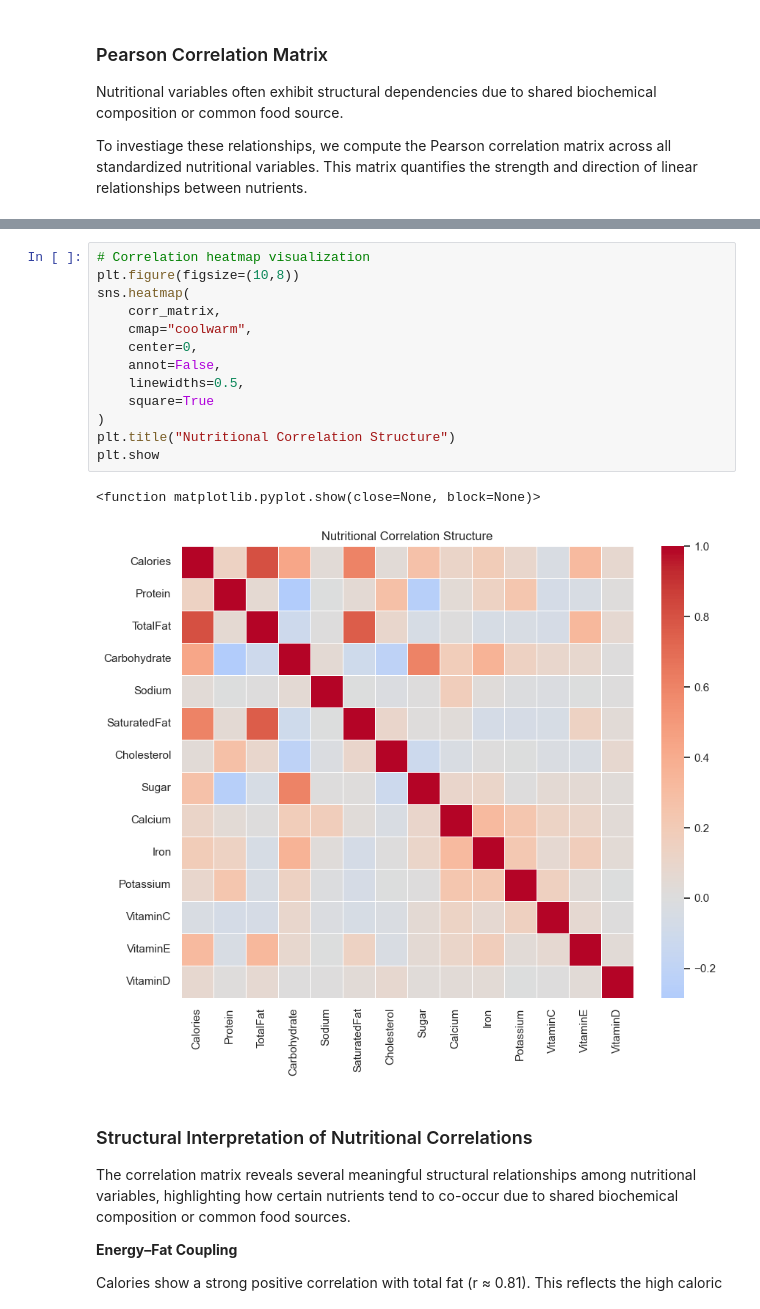
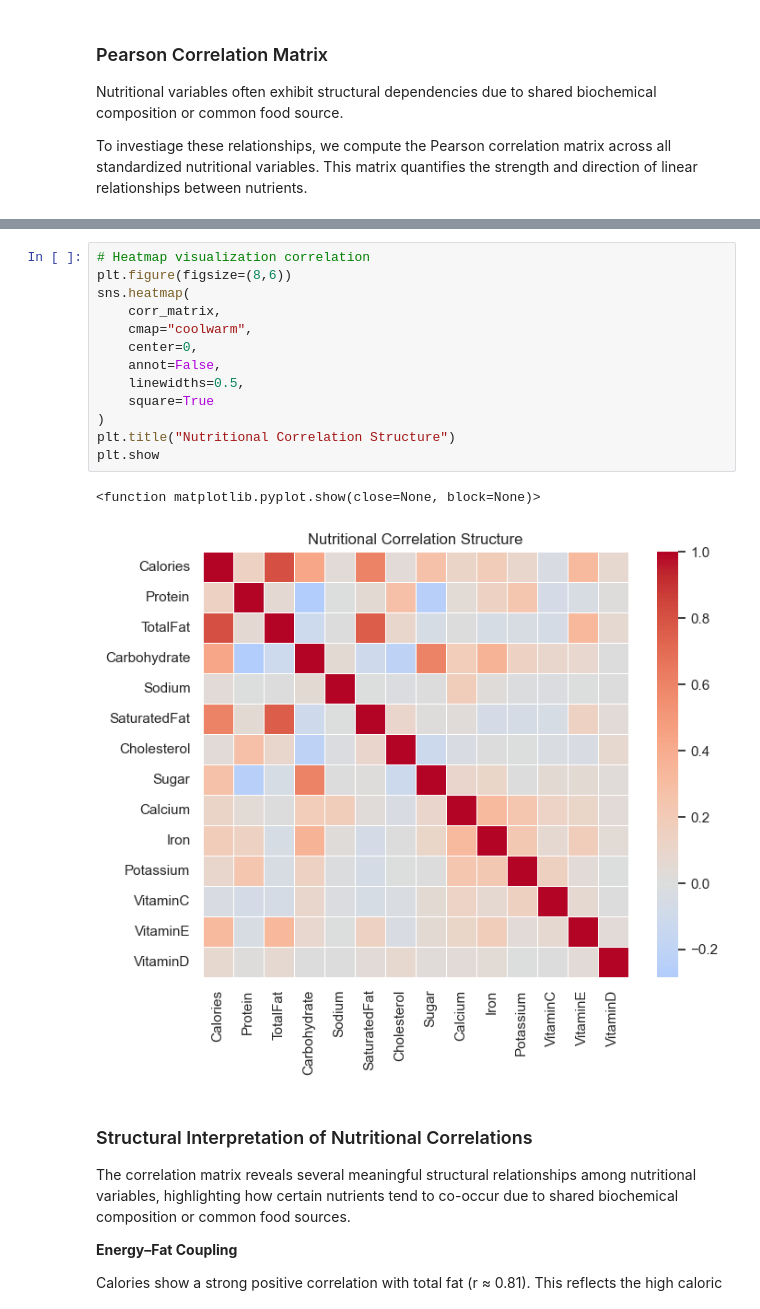
Before and after one commit to lasombra7/macro-density-analysis, a Jupyter notebook: notebooks/macro-density-analysis.ipynb, the cells around one changed output, grey strips where cells are left out. Cells and saved outputs as stored; diff of their text form.

```diff
--- a/notebooks/macro-density-analysis.ipynb
+++ b/notebooks/macro-density-analysis.ipynb
@@ -559,21 +560,21 @@ corr_matrix
 | VitaminE | 0.314840 | -0.038946 | 0.332788 | 0.083454 | -0.000173 | 0.135489 | -0.038293 | 0.054960 | 0.110765 | ... |
 | VitaminD | 0.073771 | 0.016199 | 0.071675 | 0.009910 | 0.009600 | 0.039337 | 0.076591 | 0.028142 | 0.037441 | ... |
 # %%
-# Correlation heatmap visualization
-plt.figure(figsize=(10,8))
+# Heatmap visualization correlation
+plt.figure(figsize=(8,6))
 sns.heatmap(
     corr_matrix,
     cmap="coolwarm",
     center=0,
     annot=False,
     linewidths=0.5,
     square=True
 )
 plt.title("Nutritional Correlation Structure")
 plt.show
 # %% [output]
 <function matplotlib.pyplot.show(close=None, block=None)>
-[figure, old version]
+[figure, new version]
 # %% [markdown]
 ### Structural Interpretation of Nutritional Correlations
 
```
Also changed, not shown: parts of 11 cells of this notebook.
